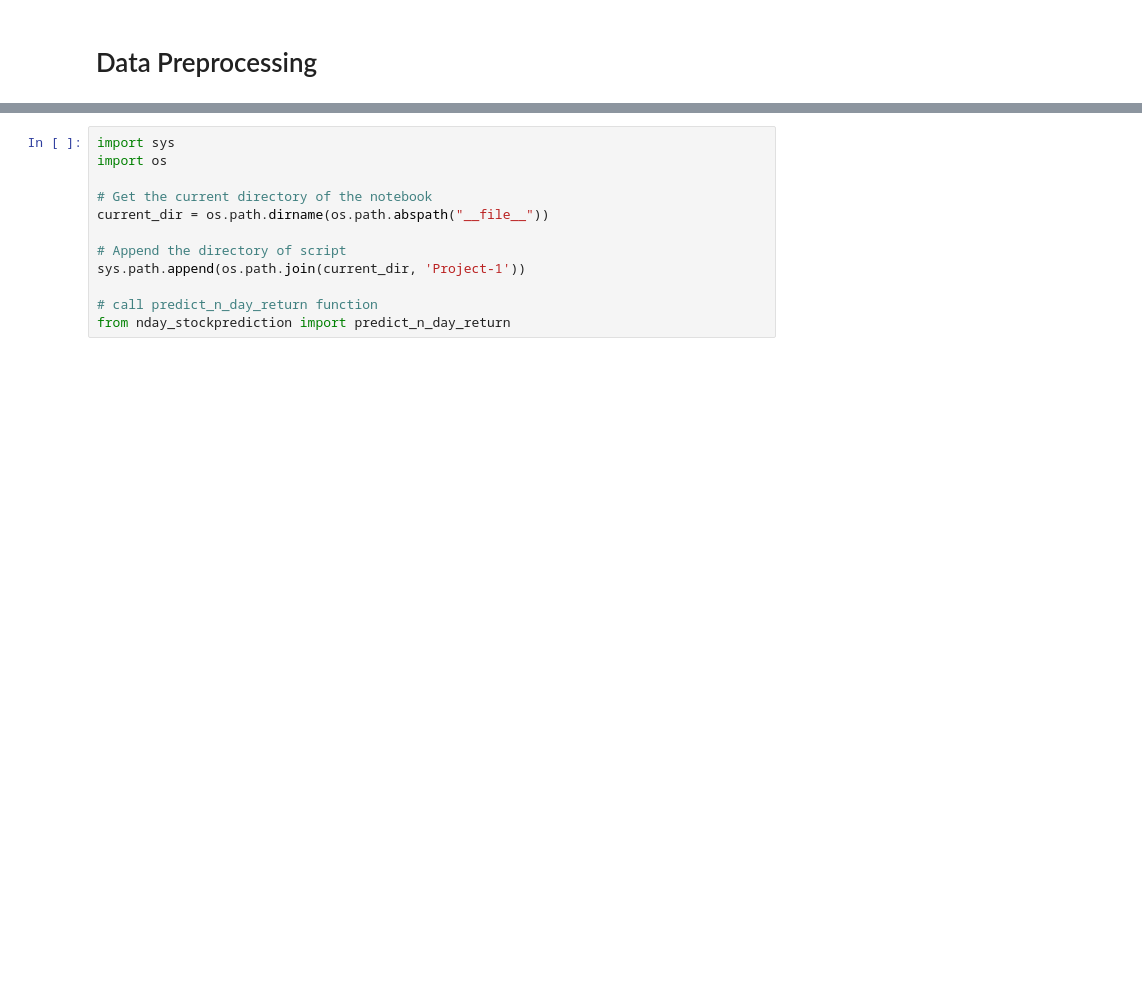
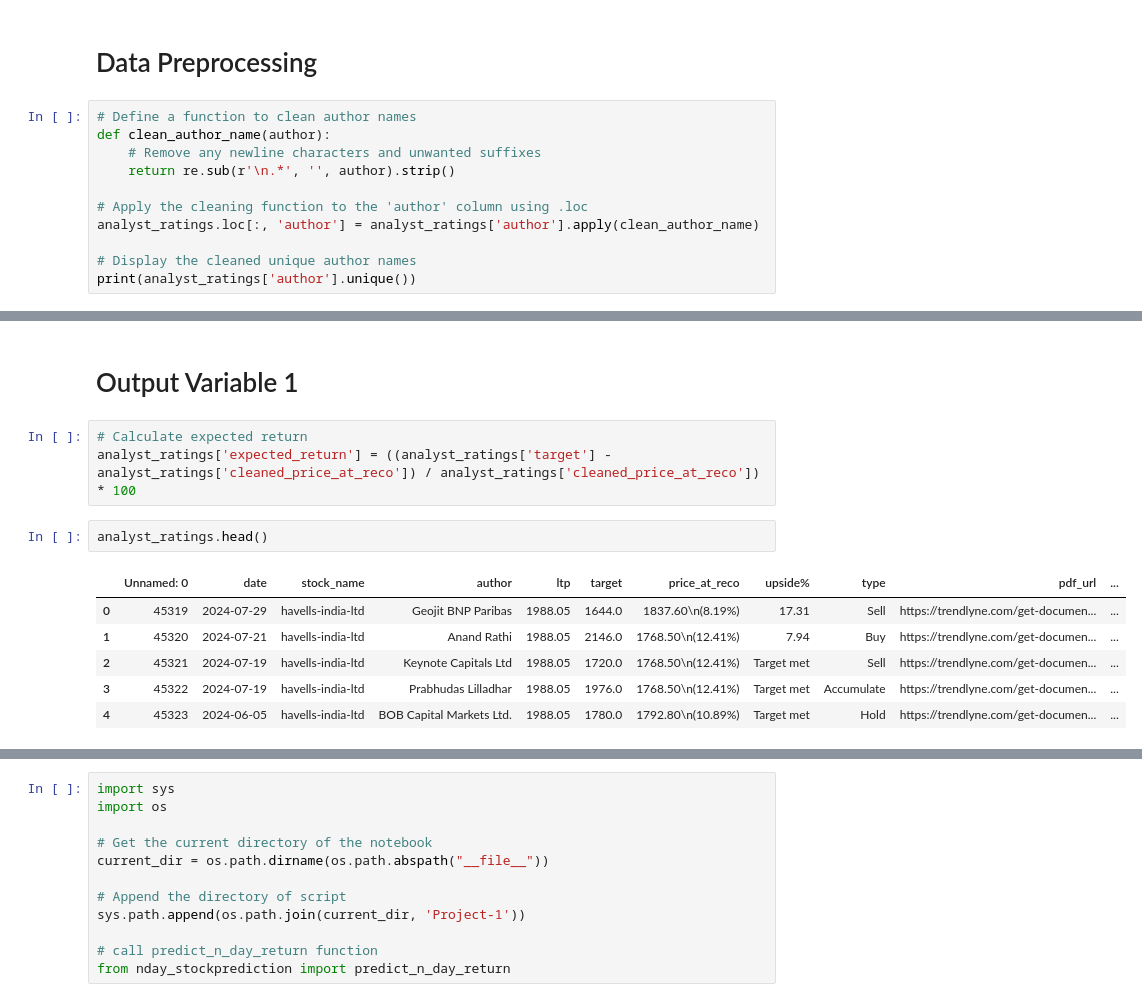
Before and after one commit to Violetcv/CiteSert, a Jupyter notebook: Project_1/Project_1.ipynb, the cells around one changed output, grey strips where cells are left out. Cells and saved outputs as stored; diff of their text form; blank space fills up the shorter version.

Commit message:
code clean-up 2

```diff
--- a/Project_1/Project_1.ipynb
+++ b/Project_1/Project_1.ipynb
@@ -93,2 +124,13 @@ analyst_ratings.isna().sum()
 # %% [markdown]
 # Data Preprocessing
+# %%
+# Define a function to clean author names
+def clean_author_name(author):
+    # Remove any newline characters and unwanted suffixes
+    return re.sub(r'\n.*', '', author).strip()
+
+# Apply the cleaning function to the 'author' column using .loc
+analyst_ratings.loc[:, 'author'] = analyst_ratings['author'].apply(clean_author_name)
+
+# Display the cleaned unique author names
+print(analyst_ratings['author'].unique())
@@ -146,3 +215,17 @@ analyst_ratings[['target','cleaned_price_at_reco']]
+# %% [markdown]
+# Output Variable 1
+# %%
+# Calculate expected return
+analyst_ratings['expected_return'] = ((analyst_ratings['target'] - analyst_ratings['cleaned_price_at_reco']) / analyst_ratings['cleaned_price_at_reco']) * 100
+# %%
+analyst_ratings.head()
+# %% [output]
+|  | Unnamed: 0 | date | stock_name | author | ltp | target | price_at_reco | upside% | type | pdf_url | ... |
+| 0 | 45319 | 2024-07-29 | havells-india-ltd | Geojit BNP Paribas | 1988.05 | 1644.0 | 1837.60\n(8.19%) | 17.31 | Sell | https://trendlyne.com/get-documen... | ... |
+| 1 | 45320 | 2024-07-21 | havells-india-ltd | Anand Rathi | 1988.05 | 2146.0 | 1768.50\n(12.41%) | 7.94 | Buy | https://trendlyne.com/get-documen... | ... |
+| 2 | 45321 | 2024-07-19 | havells-india-ltd | Keynote Capitals Ltd | 1988.05 | 1720.0 | 1768.50\n(12.41%) | Target met | Sell | https://trendlyne.com/get-documen... | ... |
+| 3 | 45322 | 2024-07-19 | havells-india-ltd | Prabhudas Lilladhar | 1988.05 | 1976.0 | 1768.50\n(12.41%) | Target met | Accumulate | https://trendlyne.com/get-documen... | ... |
+| 4 | 45323 | 2024-06-05 | havells-india-ltd | BOB Capital Markets Ltd. | 1988.05 | 1780.0 | 1792.80\n(10.89%) | Target met | Hold | https://trendlyne.com/get-documen... | ... |
 # %%
 from sklearn.feature_extraction.text import TfidfVectorizer
 from sklearn.metrics.pairwise import cosine_similarity
```
Also changed, not shown: parts of 35 cells of this notebook, 2 other files.
